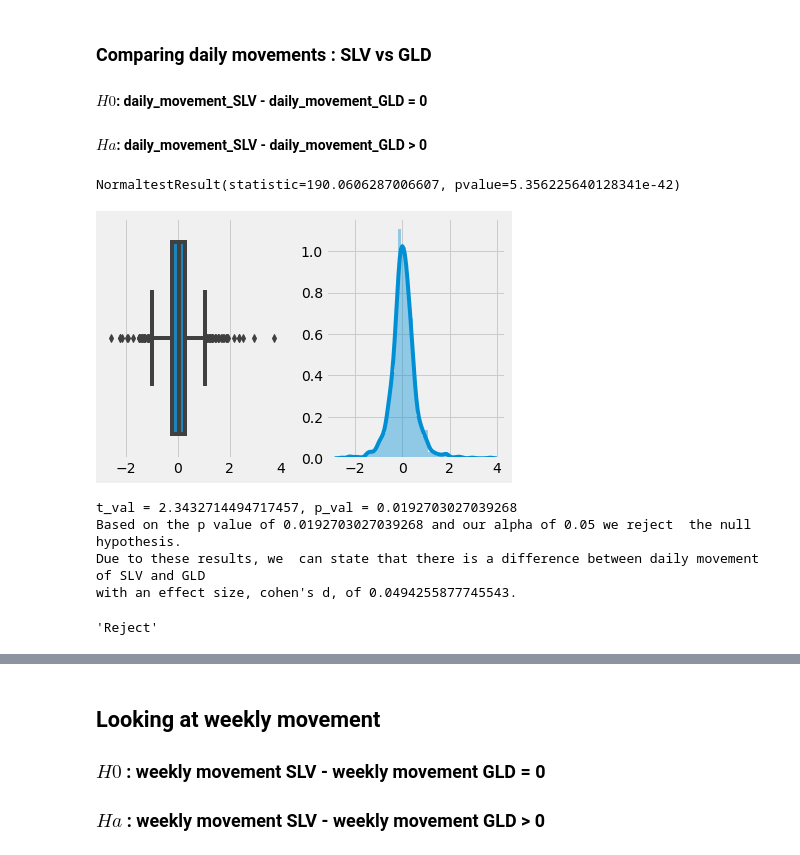
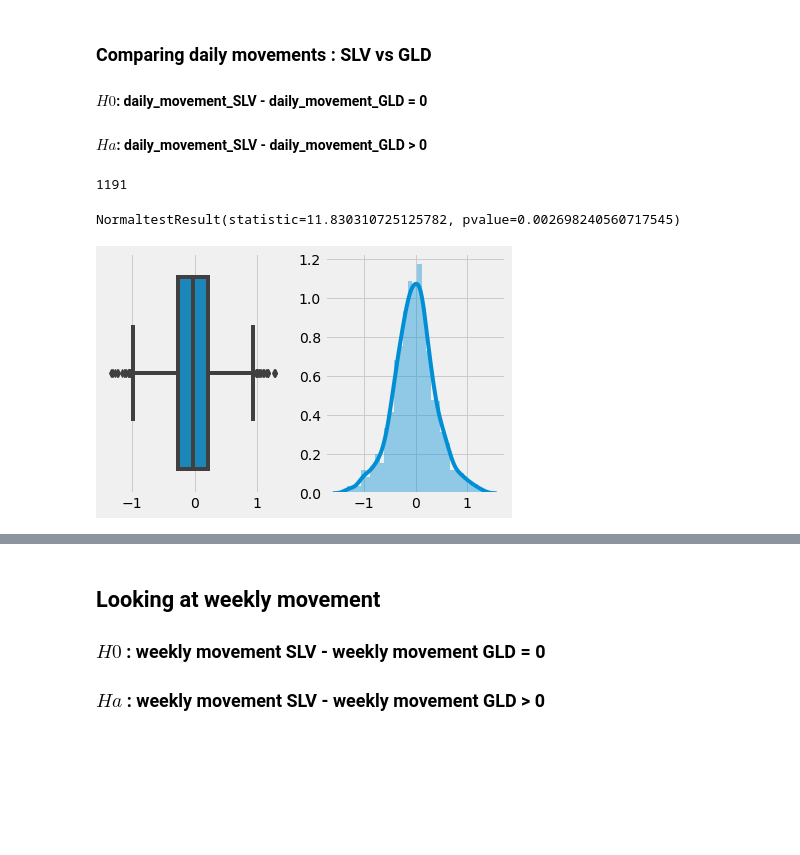
Before and after one commit to akharina/gold_silver_etf, a Jupyter notebook: Hypothesis_testing_AK.ipynb, the cells around one changed output, grey strips where cells are left out. Drawn from its saved outputs; the diff is of its cells as text; code cells hidden in the pictures; blank space fills up the shorter version.

```diff
--- a/Hypothesis_testing_AK.ipynb
+++ b/Hypothesis_testing_AK.ipynb
@@ -33,7 +33,7 @@ To register the converters:
   warnings.warn(msg, FutureWarning)
 [figure]
 # %%
-df_clean['daily_movement'] = (df_clean.open-df_clean.close)*100/df_clean.open
+df_clean['daily_movement'] = (df_clean.close-df_clean.open)*100/df_clean.open
 df_clean.head()
 # %% [output]
 |  | date | open | high | low | close | volume | symbol | daily_movement |
@@ -81,21 +81,17 @@ plt.savefig('img/SLV_vs_GLD_5yrs')
 # %%
 from  hypothesis_tests import *
 # %%
-a,b = hypothesis_test_three_prep(df_clean, type = 'day')
+a_day,b_day = hypothesis_test_three_prep(df_clean, type = 'day')
+# %%
+len(a_day)
+# %% [output]
+1191
 # %%
-day_movement_diff = a-b
+day_movement_diff = a_day-b_day
 print(stats.normaltest(day_movement_diff))
 fig,ax = plt.subplots(1,2, tight_layout=True)
 sns.boxplot(day_movement_diff,ax=ax[0])
 sns.distplot(day_movement_diff,ax=ax[1]);
 # %% [output]
-NormaltestResult(statistic=190.0606287006607, pvalue=5.356225640128341e-42)
+NormaltestResult(statistic=11.830310725125782, pvalue=0.002698240560717545)
-[figure, old version]
+[figure, new version]
-# %%
-hypothesis_test_three_pttest(a,b)
-# %% [output]
-t_val = 2.3432714494717457, p_val = 0.0192703027039268
-Based on the p value of 0.0192703027039268 and our alpha of 0.05 we reject  the null hypothesis.
-Due to these results, we  can state that there is a difference between daily movement of SLV and GLD
-with an effect size, cohen's d, of 0.0494255877745543.
-'Reject'
```
Also changed, not shown: parts of 48 cells of this notebook, 3 other files.
